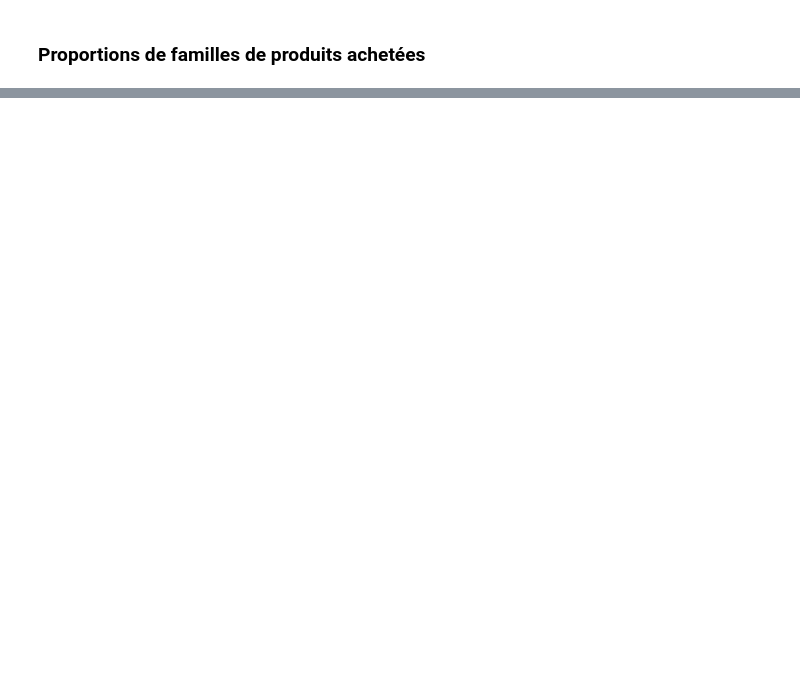
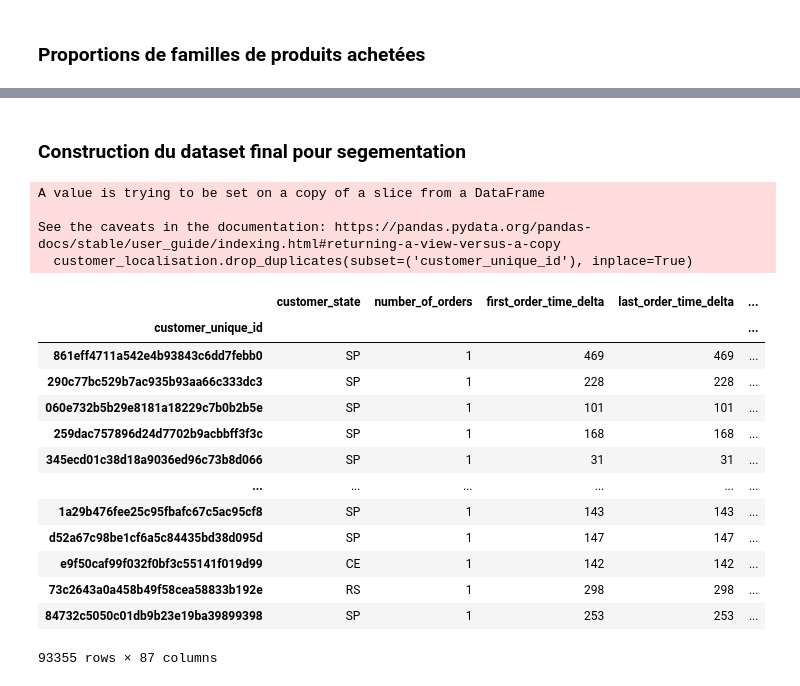
Before and after one commit to cedricsoares/openclassrooms-segmentez-des-clients-d-un-site-e-commerce, a Jupyter notebook: POLIST_01_notebookanalyse.ipynb, the cells around one changed output, grey strips where cells are left out. Cells and saved outputs as stored; diff of their text form; code cells hidden in the pictures; blank space fills up the shorter version.

```diff
--- a/POLIST_01_notebookanalyse.ipynb
+++ b/POLIST_01_notebookanalyse.ipynb
@@ -915,0 +1029,37 @@ product_category_and_number_products_by_customers
+# %% [markdown]
+### Construction du dataset final pour segementation
+# %%
+customer_localisation = data[['customer_unique_id','customer_state']]
+customer_localisation.drop_duplicates(subset=('customer_unique_id'), inplace=True)
+final_data = customer_localisation.merge(number_of_orders, how='left', on='customer_unique_id')
+final_data = final_data.merge(first_last_orders, how='left', on='customer_unique_id')
+final_data = final_data.merge(number_products_by_customers, how='left', on='customer_unique_id')
+final_data = final_data.merge(global_average_price, how='left', on='customer_unique_id')
+final_data = final_data.merge(average_cart, how='left', on='customer_unique_id')
+final_data = final_data.merge(reviews_scores_by_customer, how='left', on='customer_unique_id')
+final_data = final_data.merge(prop_reviews_by_customers[['customer_unique_id','prop_reviews']], how='left', on='customer_unique_id')
+final_data = final_data.merge(prop_same_state_products[['customer_unique_id', 'prop_same_state']], how='left', on='customer_unique_id')
+final_data = final_data.merge(installments_by_customer, how='left', on='customer_unique_id')
+final_data = final_data.merge(payment_types_by_customer, how='left', on='customer_unique_id')
+final_data = final_data.merge(prop_product_categories, how='left', on='customer_unique_id')
+final_data.set_index('customer_unique_id', inplace=True)
+final_data
+# %% [output]
+A value is trying to be set on a copy of a slice from a DataFrame
+
+See the caveats in the documentation: https://pandas.pydata.org/pandas-docs/stable/user_guide/indexing.html#returning-a-view-versus-a-copy
+  customer_localisation.drop_duplicates(subset=('customer_unique_id'), inplace=True)
+|  | customer_state | number_of_orders | first_order_time_delta | last_order_time_delta | ... |
+| customer_unique_id |  |  |  |  | ... |
+| 861eff4711a542e4b93843c6dd7febb0 | SP | 1 | 469 | 469 | ... |
+| 290c77bc529b7ac935b93aa66c333dc3 | SP | 1 | 228 | 228 | ... |
+| 060e732b5b29e8181a18229c7b0b2b5e | SP | 1 | 101 | 101 | ... |
+| 259dac757896d24d7702b9acbbff3f3c | SP | 1 | 168 | 168 | ... |
+| 345ecd01c38d18a9036ed96c73b8d066 | SP | 1 | 31 | 31 | ... |
+| ... | ... | ... | ... | ... | ... |
+| 1a29b476fee25c95fbafc67c5ac95cf8 | SP | 1 | 143 | 143 | ... |
+| d52a67c98be1cf6a5c84435bd38d095d | SP | 1 | 147 | 147 | ... |
+| e9f50caf99f032f0bf3c55141f019d99 | CE | 1 | 142 | 142 | ... |
+| 73c2643a0a458b49f58cea58833b192e | RS | 1 | 298 | 298 | ... |
+| 84732c5050c01db9b23e19ba39899398 | SP | 1 | 253 | 253 | ... |
+93355 rows × 87 columns
```
Also changed, not shown: parts of 36 cells of this notebook.
